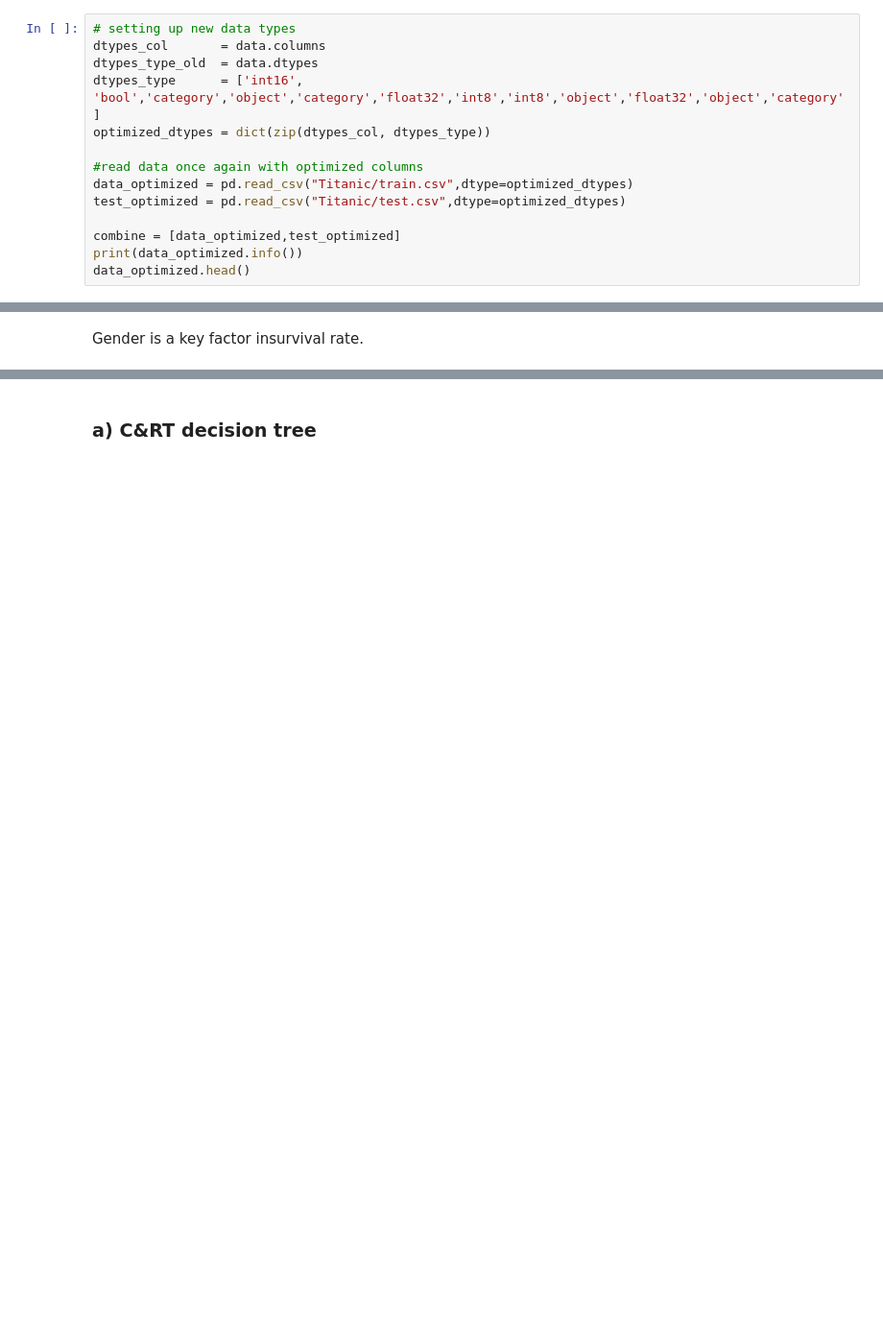
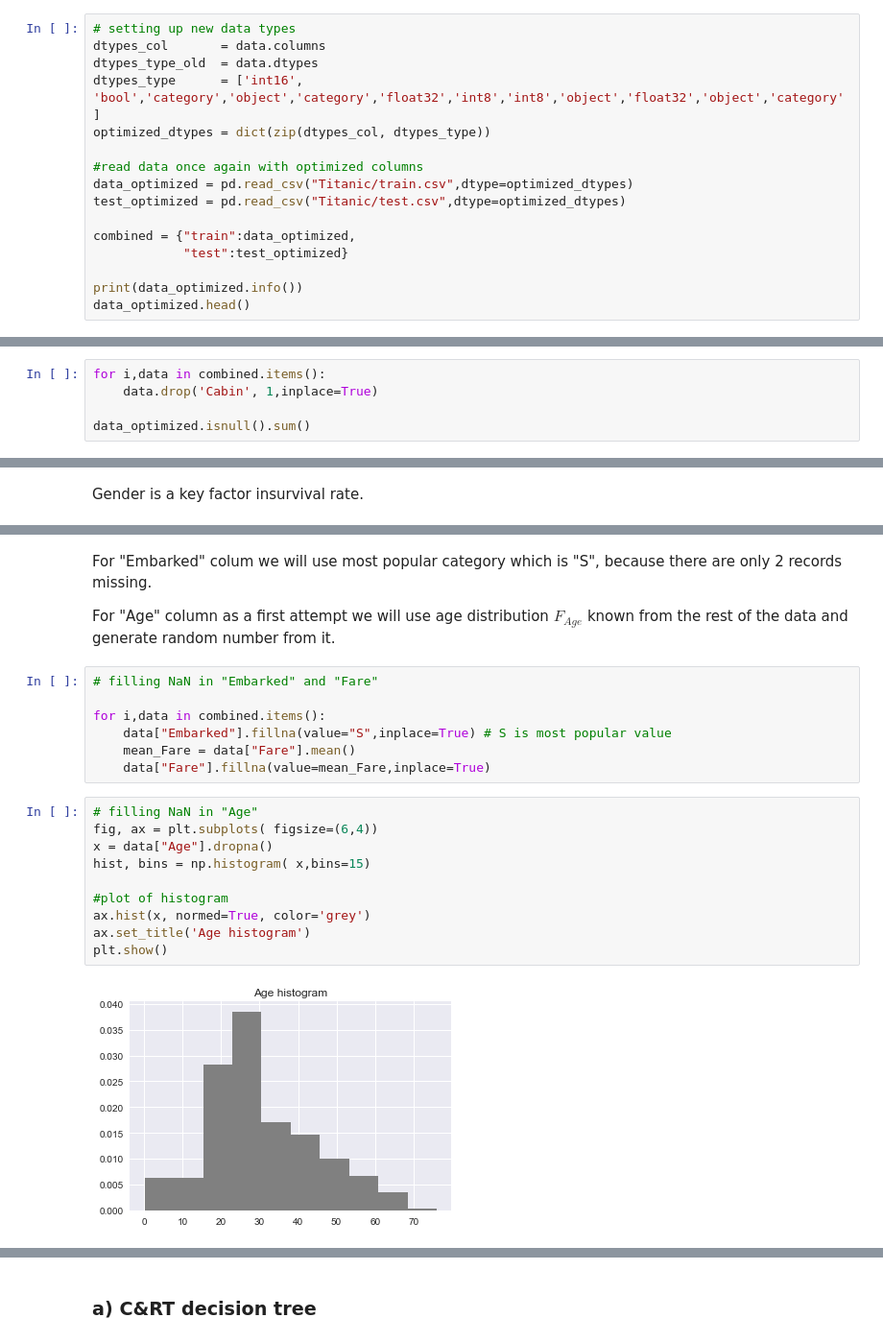
Before and after one commit to mknorps/DataScience-Projects, a Jupyter notebook: Titanic_meets_decision_Trees.ipynb, the cells around one changed output, grey strips where cells are left out. Shown at 96% size. Cells and saved outputs as stored; diff of their text form; blank space fills up the shorter version.

```diff
--- a/Titanic_meets_decision_Trees.ipynb
+++ b/Titanic_meets_decision_Trees.ipynb
@@ -78,7 +78,9 @@ optimized_dtypes = dict(zip(dtypes_col, dtypes_type))
 data_optimized = pd.read_csv("Titanic/train.csv",dtype=optimized_dtypes)
 test_optimized = pd.read_csv("Titanic/test.csv",dtype=optimized_dtypes)
 
-combine = [data_optimized,test_optimized]
+combined = {"train":data_optimized,
+            "test":test_optimized}
+
 print(data_optimized.info())
 data_optimized.head()
 # %% [output]
@@ -134,0 +138,5 @@ I will use [Kaggle, Anisotropic profile](https://www.kaggle.com/arthurtok/intera
+# %%
+for i,data in combined.items():
+    data.drop('Cabin', 1,inplace=True)
+
+data_optimized.isnull().sum()
@@ -217,0 +243,23 @@ Gender is a key factor insurvival rate.
+# %% [markdown]
+For "Embarked" colum we will use most popular category which is "S", because there are only 2 records missing.
+
+For "Age" column as a first attempt we will use age distribution $F_{Age}$ known from the rest of the data and generate random number from it.
+# %%
+# filling NaN in "Embarked" and "Fare"
+
+for i,data in combined.items():
+    data["Embarked"].fillna(value="S",inplace=True) # S is most popular value
+    mean_Fare = data["Fare"].mean()
+    data["Fare"].fillna(value=mean_Fare,inplace=True)
+# %%
+# filling NaN in "Age"
+fig, ax = plt.subplots( figsize=(6,4))
+x = data["Age"].dropna()
+hist, bins = np.histogram( x,bins=15)
+
+#plot of histogram
+ax.hist(x, normed=True, color='grey')
+ax.set_title('Age histogram')
+plt.show()
+# %% [output]
+[figure, added]
```
Also changed, not shown: parts of 15 cells of this notebook.
